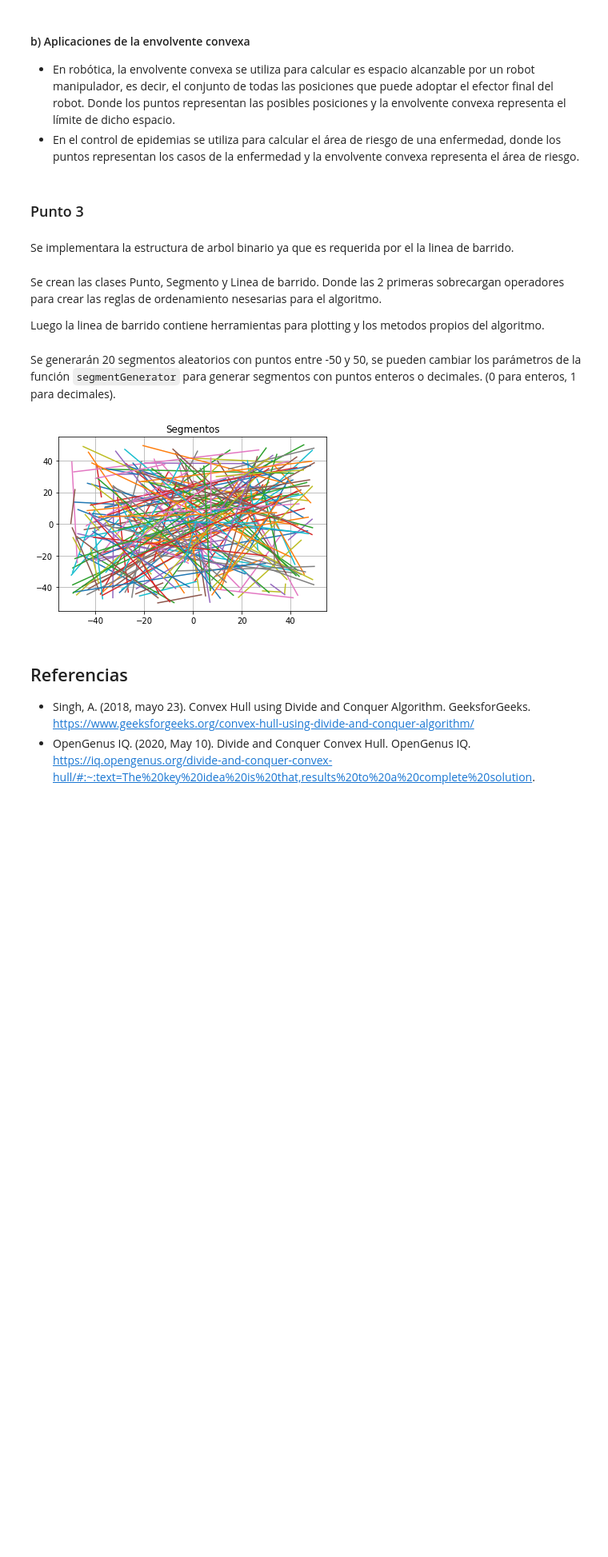
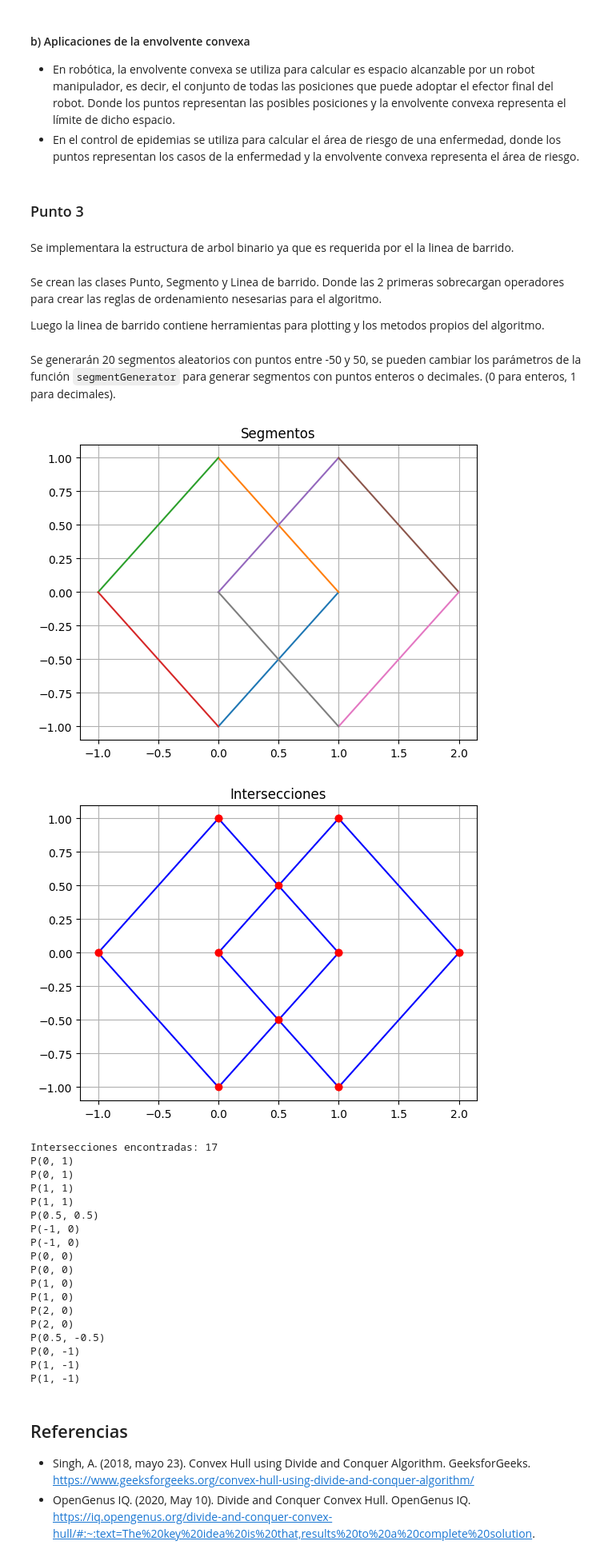
Before and after one commit to dleyvacastro/Geo, a Jupyter notebook: Taller1.ipynb, the cells around one changed output. Shown at 80% size. Drawn from its saved outputs; the diff is of its cells as text; code cells hidden in the pictures; blank space fills up the shorter version.

```diff
--- a/Taller1.ipynb
+++ b/Taller1.ipynb
@@ -472,6 +472,8 @@ class Segment:
             self.start.y, self.end.y], f'{color}-', label=self.label)
 
     def sp_intersection_point(self, y):
+        if self.start.y == self.end.y:
+            return self.start
         alpha = (y - self.end.y) / (self.start.y - self.end.y)
         x = alpha * self.start.x + (1 - alpha) * self.end.x
         return Point(round(x, 5), round(y, 5))
@@ -682,34 +684,54 @@ def segmentGenerator(n, limit, type=1, rounded=2):
 # %% [markdown]
 Se generarán 20 segmentos aleatorios con puntos entre -50 y 50, se pueden cambiar los parámetros de la función `segmentGenerator` para generar segmentos con puntos enteros o decimales. (0 para enteros, 1 para decimales).
 # %%
-S = segmentGenerator(200, 50, type=1)
-#S = [Segment(Point(0,-1), Point(1,0)),Segment(Point(1,0), Point(0,1)),Segment(Point(0,1), Point(-1,0)),Segment(Point(-1,0), Point(0,-1)),
-#Segment(Point(0,0), Point(1,1)),Segment(Point(1,1), Point(2,0)),Segment(Point(2,0), Point(1,-1)),Segment(Point(1,-1), Point(0,0))]
-#S = [Segment(Point(0,0), Point(1,0))]
+#S = segmentGenerator(20, 50, type=1)
+S = [Segment(Point(0,-1), Point(1,0)),Segment(Point(1,0), Point(0,1)),Segment(Point(0,1), Point(-1,0)),Segment(Point(-1,0), Point(0,-1)),
+Segment(Point(0,0), Point(1,1)),Segment(Point(1,1), Point(2,0)),Segment(Point(2,0), Point(1,-1)),Segment(Point(1,-1), Point(0,0))]
+# S = [    Segment(Point(0,-2), Point(0,2)),     Segment(Point(-2,0), Point(2,0)),     Segment(Point(-1,-1), Point(1,1)),     Segment(Point(-1,1), Point(1,-1)),     Segment(Point(-1,0), Point(1,0)),     Segment(Point(0,-1), Point(0,1)),     Segment(Point(-2,2), Point(2,-2)),     Segment(Point(-2,-2), Point(2,2))]
+
 for i in S:
     i.add2plot()
 
 plt.title("Segmentos")
 plt.grid(1)
 plt.show()
 
 s = SweepLine(S)
 # Si se quieren ver los estados de la linea de barrido cambiar el 0 por 1, recuerde que esta limitado a 5 segmentos.
 I = s.findIntersections(plot=0)
 intersectionPoints = [i[0][0] for i in I]
 for i in S:
     i.add2plot('b')
 for i in intersectionPoints:
     plt.plot(i.x, i.y, 'ro')
 
 plt.title("Intersecciones")
 plt.grid(1)
 plt.show()
 print(f"Intersecciones encontradas: {len(I)}")
 for i in I:
     pprint.pprint(i[0][0])
 # %% [output]
-[figure, old version]
+[figure, new version]
+[figure, added]
+Intersecciones encontradas: 17
+P(0, 1)
+P(0, 1)
+P(1, 1)
+P(1, 1)
+P(0.5, 0.5)
+P(-1, 0)
+P(-1, 0)
+P(0, 0)
+P(0, 0)
+P(1, 0)
+P(1, 0)
+P(2, 0)
+P(2, 0)
+P(0.5, -0.5)
+P(0, -1)
+P(1, -1)
+P(1, -1)
 # %% [markdown]
 ## Referencias
 - Singh, A. (2018, mayo 23). Convex Hull using Divide and Conquer Algorithm. GeeksforGeeks. https://www.geeksforgeeks.org/convex-hull-using-divide-and-conquer-algorithm/
```
Also changed, not shown: parts of 5 cells of this notebook, 8 other files.
